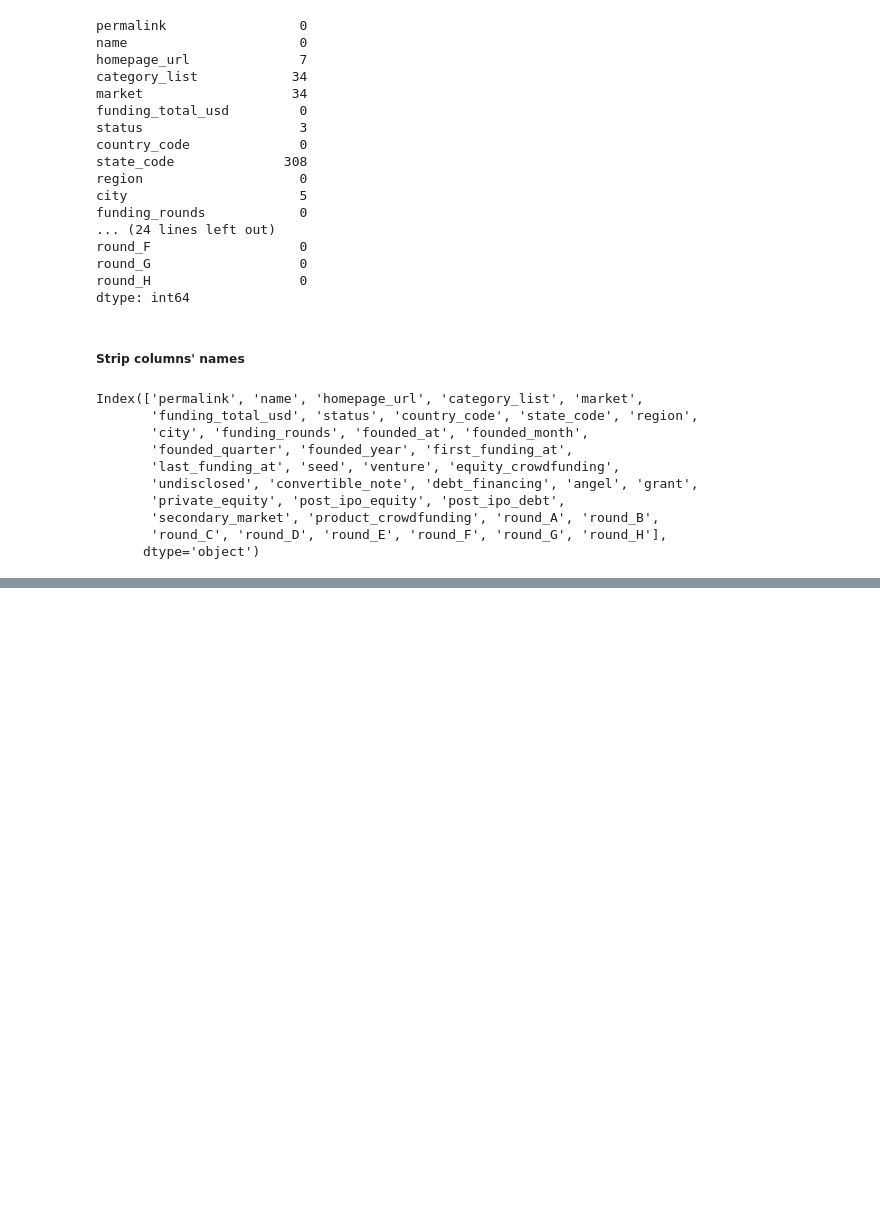
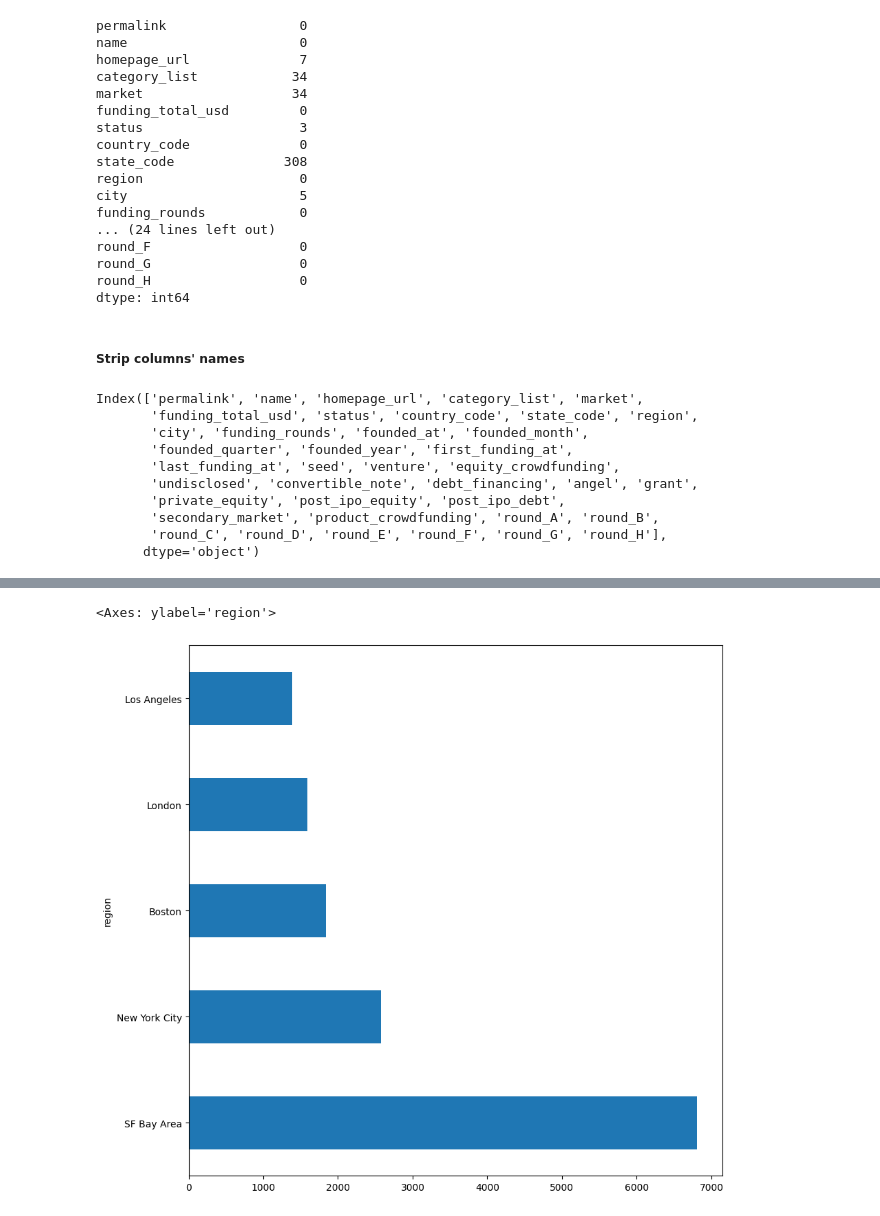
Before and after one commit to lorenzopanero/forecast-italian-firms-success, a Jupyter notebook: notebooks/exploration_investment.ipynb, the cells around one changed output, grey strips where cells are left out. Drawn from its saved outputs; the diff is of its cells as text; code cells hidden in the pictures; blank space fills up the shorter version.

```diff
--- a/notebooks/exploration_investment.ipynb
+++ b/notebooks/exploration_investment.ipynb
@@ -151,0 +262,6 @@ Index(['permalink', 'name', 'homepage_url', 'category_list', 'market',
+# %%
+fig, ax = plt.subplots(figsize = (10,10))
+raw_data['region'].value_counts()[:5].plot(kind='barh')
+# %% [output]
+<Axes: ylabel='region'>
+[figure, added]
```
Also changed, not shown: parts of 20 cells of this notebook, 1 other file.
